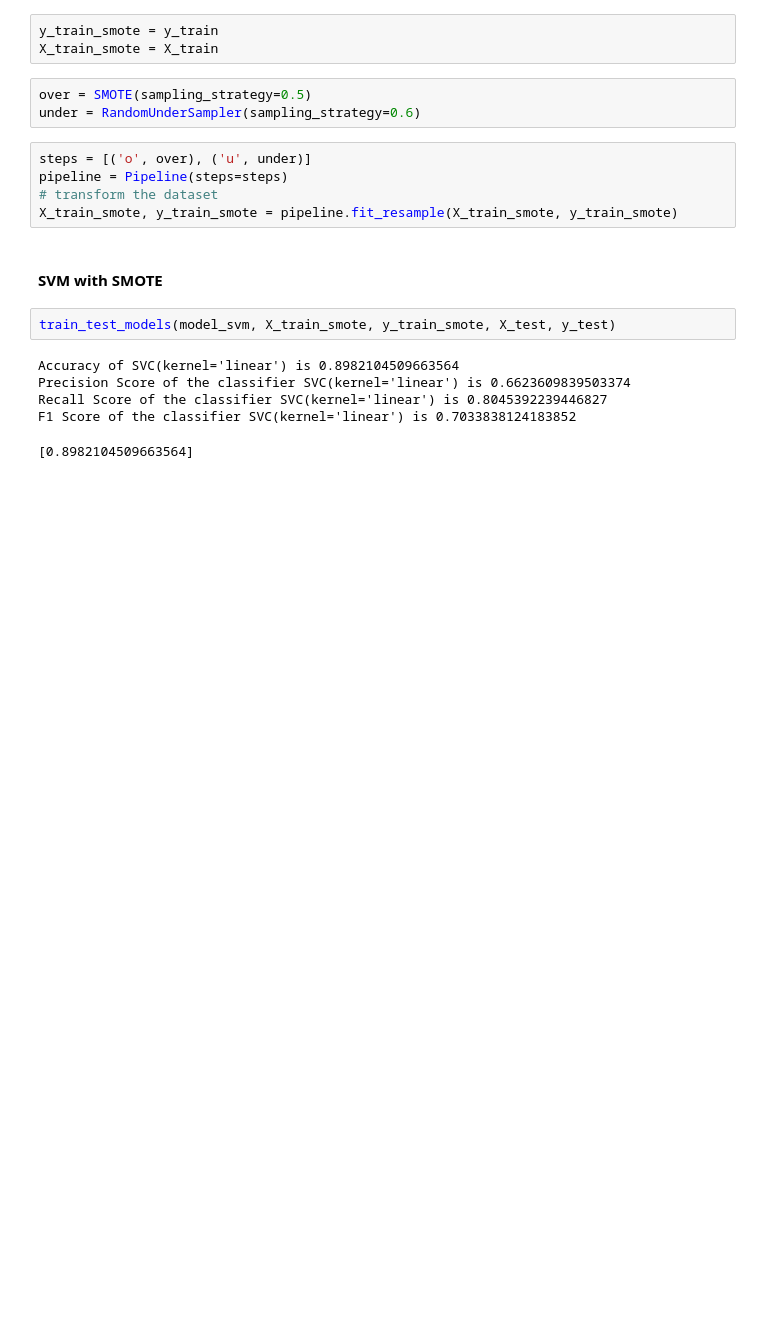
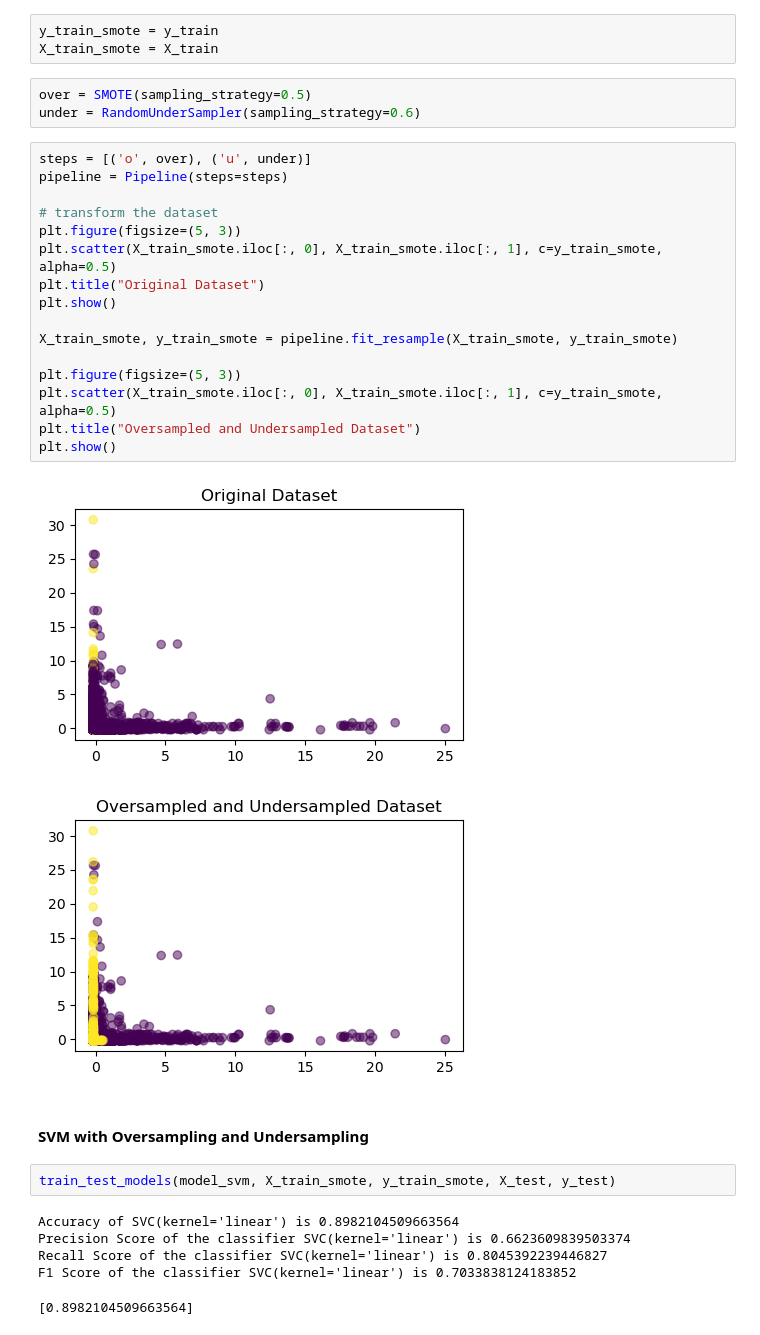
Before and after one commit to KulsoomKamilKhan/Dissertation_Code, a Jupyter notebook: Elliptic Dataset - Notebook.ipynb, the cells around one changed output. Cells and saved outputs as stored; diff of their text form; blank space fills up the shorter version.

Commit message:
smote

```diff
--- a/Elliptic Dataset - Notebook.ipynb
+++ b/Elliptic Dataset - Notebook.ipynb
@@ -427,10 +446,24 @@ under = RandomUnderSampler(sampling_strategy=0.6)
 # %%
 steps = [('o', over), ('u', under)]
 pipeline = Pipeline(steps=steps)
+
 # transform the dataset
+plt.figure(figsize=(5, 3))
+plt.scatter(X_train_smote.iloc[:, 0], X_train_smote.iloc[:, 1], c=y_train_smote, alpha=0.5)
+plt.title("Original Dataset")
+plt.show()
+
 X_train_smote, y_train_smote = pipeline.fit_resample(X_train_smote, y_train_smote)
+
+plt.figure(figsize=(5, 3))
+plt.scatter(X_train_smote.iloc[:, 0], X_train_smote.iloc[:, 1], c=y_train_smote, alpha=0.5)
+plt.title("Oversampled and Undersampled Dataset")
+plt.show()
+# %% [output]
+[figure, added]
+[figure, added]
 # %% [markdown]
-#### SVM with SMOTE
+#### SVM with Oversampling and Undersampling
 # %%
 train_test_models(model_svm, X_train_smote, y_train_smote, X_test, y_test)
 # %% [output]
```
Also changed, not shown: parts of 10 cells of this notebook.
